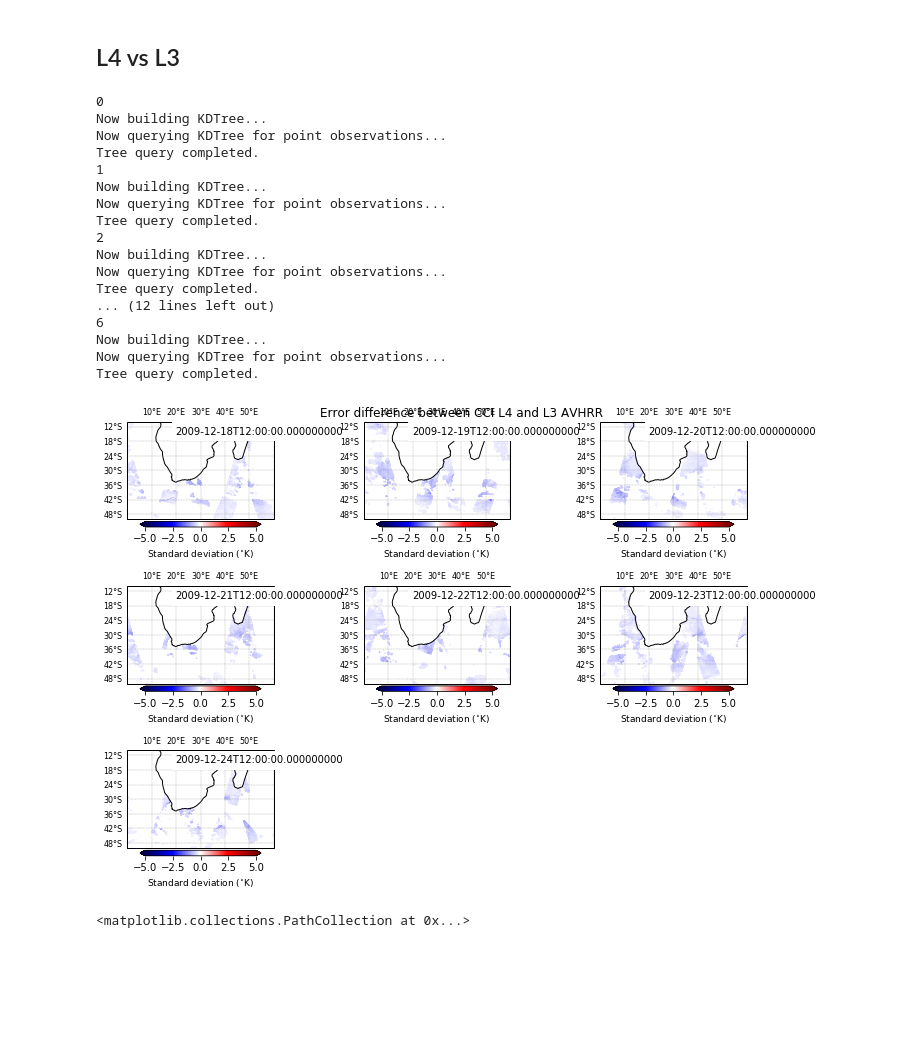
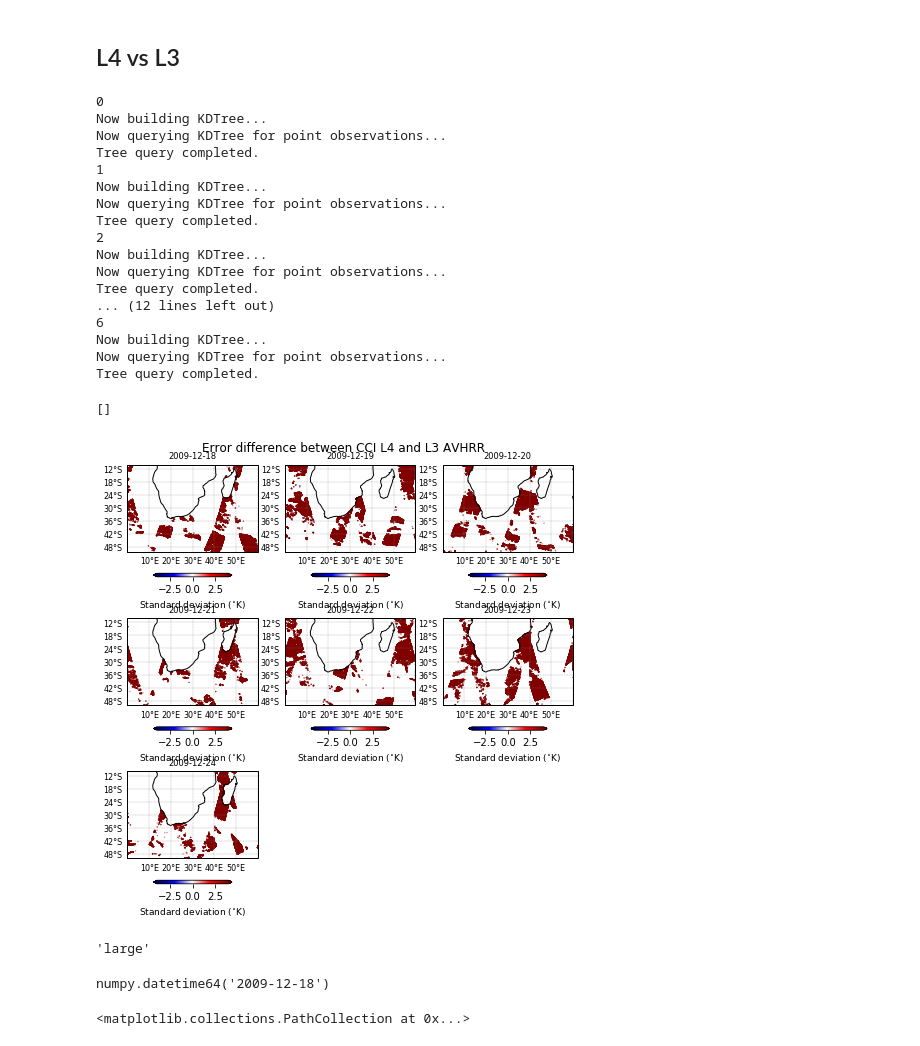
Before and after one commit to HarryLuyt/paper1_scripts, a Jupyter notebook: Scripts/CCI_L4vsTSST.ipynb, the cells around one changed output. Cells and saved outputs as stored; diff of their text form; code cells hidden in the pictures; blank space fills up the shorter version.

Commit message:
Modify L3 multi error difference figure and saving

```diff
--- a/Scripts/CCI_L4vsTSST.ipynb
+++ b/Scripts/CCI_L4vsTSST.ipynb
@@ -244,7 +244,7 @@ def NearestNeighbourDiff(grid, points, gridInf=1, pointsInf=1):
     # Obtain the difference between the L2 obs and the nearest L4 cell
     error_diff = (points['standard_deviation'] * pointsInf) - (grid_VecErrs[idx-1].data * gridInf)
 
-    return error_diff
+    return error_diff, gridInf, pointsInf
 # %%
 proj = ccrs.PlateCarree()
 
@@ -260,16 +260,16 @@ for i in range(0,7):
     ax = plt.subplot(3,3,i+1,projection=proj)
     ax.set_extent([0, 60, -50, -10], ccrs.PlateCarree())
 
-    img = plt.scatter(l2_dataset['longitude'], l2_dataset['latitude'], s=0.05, c=errDiff, transform=ccrs.PlateCarree(), cmap=plt.get_cmap('seismic'), vmin=-5, vmax=5)
-    cbar = plt.colorbar(img, shrink=0.8, extend='both', orientation='horizontal', pad=0.02)
+    img = plt.scatter(l2_dataset['longitude'], l2_dataset['latitude'], s=0.05, c=errDiff, transform=ccrs.PlateCarree(), cmap=plt.get_cmap('seismic'), vmin=-4, vmax=4)
+    cbar = plt.colorbar(img, shrink=0.8, extend='both', orientation='horizontal', pad=0.2)
     cbar.set_label('Standard deviation ($^{\circ}$K)', fontsize=9)
 
     ax.coastlines()
 
     # gridline work
     gl = ax.gridlines(crs=ccrs.PlateCarree(), color='grey', linewidth=0.3, draw_labels=True, linestyle='dashed')
-    gl.xlabels_top = True
-    gl.xlabels_bottom = False
+    gl.xlabels_top = False
+    gl.xlabels_bottom = True
     gl.ylabels_right = False
     gl.xformatter = LONGITUDE_FORMATTER
     gl.yformatter = LATITUDE_FORMATTER
@@ -347,61 +347,68 @@ plt.tight_layout()
 # %%
 proj = ccrs.PlateCarree()
 
-fig = plt.figure(figsize=(10,7))
-fig.suptitle('Error difference between CCI L4 and L3 AVHRR')
+fig = plt.figure(figsize=(8,8))
+fig.suptitle('Error difference between CCI L4 and L3 AVHRR', y=0.92)
 
 for i in range(0,7):
     print(i)
 
     l3_dataset = xr.open_dataset(l3_list[i])
-    errDiff = NearestNeighbourDiff(l4.isel(time=i), l3_dataset, gridInf=1, pointsInf=1)
+    errDiff, gridInf, pointsInf = NearestNeighbourDiff(l4.isel(time=i), l3_dataset, gridInf=25, pointsInf=900)
 
     ax = plt.subplot(3,3,i+1,projection=proj)
     ax.set_extent([0, 60, -50, -10], ccrs.PlateCarree())
 
-    img = plt.scatter(l3_dataset['longitude'], l3_dataset['latitude'], s=0.05, c=errDiff, transform=ccrs.PlateCarree(), cmap=plt.get_cmap('seismic'), vmin=-5, vmax=5)
-    cbar = plt.colorbar(img, shrink=0.8, extend='both', orientation='horizontal', pad=0.02)
+    img = plt.scatter(l3_dataset['longitude'], l3_dataset['latitude'], s=0.05, c=errDiff, transform=ccrs.PlateCarree(), cmap=plt.get_cmap('seismic'), vmin=-4, vmax=4)
+    cbar = plt.colorbar(img, shrink=0.6, extend='both', orientation='horizontal', pad=0.17)
     cbar.set_label('Standard deviation ($^{\circ}$K)', fontsize=9)
 
     ax.coastlines()
 
     # gridline work
     gl = ax.gridlines(crs=ccrs.PlateCarree(), color='grey', linewidth=0.3, draw_labels=True, linestyle='dashed')
-    gl.xlabels_top = True
-    gl.xlabels_bottom = False
+    gl.xlabels_top = False
+    gl.xlabels_bottom = True
     gl.ylabels_right = False
     gl.xformatter = LONGITUDE_FORMATTER
     gl.yformatter = LATITUDE_FORMATTER
     gl.xlabel_style = {'size': 8}
     gl.ylabel_style = {'size': 8}
 
-    ax.text(0.33,0.87,'{0}'.format(l4['analysis_uncertainty'][i]['time'].data), bbox=dict(facecolor='white', edgecolor='white', alpha=1), fontsize=10, transform=ax.transAxes)
-#     ax.set_title('{0}'.format(l4['analysis_uncertainty'][1]['time'].data))
-    ax.set_title('')
+    ax.set_title('{0}'.format(l4['analysis_uncertainty'][i]['time'].data.astype('datetime64[D]')), fontsize='small')
 
-# plt.savefig('../Figures/sst/SST_seasonalmean_HYCOMfree.png', dpi=300, bbox_inches='tight', format='png')
+plt.tight_layout()
+plt.savefig('../Figures/error_differences/L4_{0}_L3_{1}.png'.format(gridInf, pointsInf), dpi=300, bbox_inches='tight', format='png')
 plt.plot()
-fig.canvas.draw()
-fig.tight_layout()
 # %% [output]
 0
 Now building KDTree...
 Now querying KDTree for point observations...
 Tree query completed.
 1
 Now building KDTree...
 Now querying KDTree for point observations...
 Tree query completed.
 2
 Now building KDTree...
 Now querying KDTree for point observations...
 Tree query completed.
 ... (12 lines left out)
 6
 Now building KDTree...
 Now querying KDTree for point observations...
 Tree query completed.
+[]
-[figure, old version]
+[figure, new version]
+# %%
+plt.rcParams['axes.titlesize']
+# %% [output]
+'large'
+# %%
+# l4['analysis_uncertainty'][i]['time'].data.split()[0]
+l4['analysis_uncertainty'][i]['time'].data.astype('datetime64[D]')
+# %% [output]
+numpy.datetime64('2009-12-18')
 # %%
 xs = tree.data[idx-1][:,0]
 ys = tree.data[idx-1][:,1]
```
